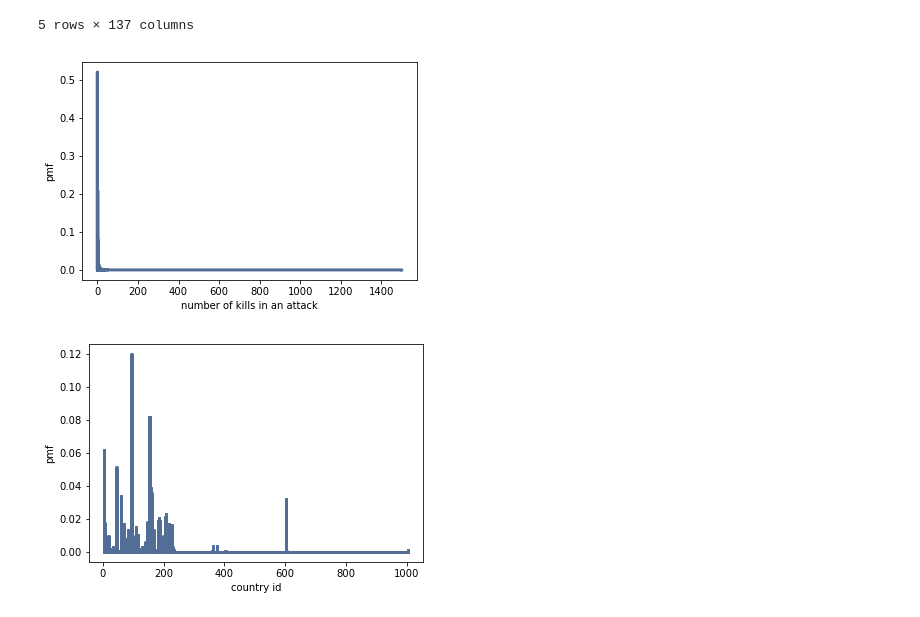
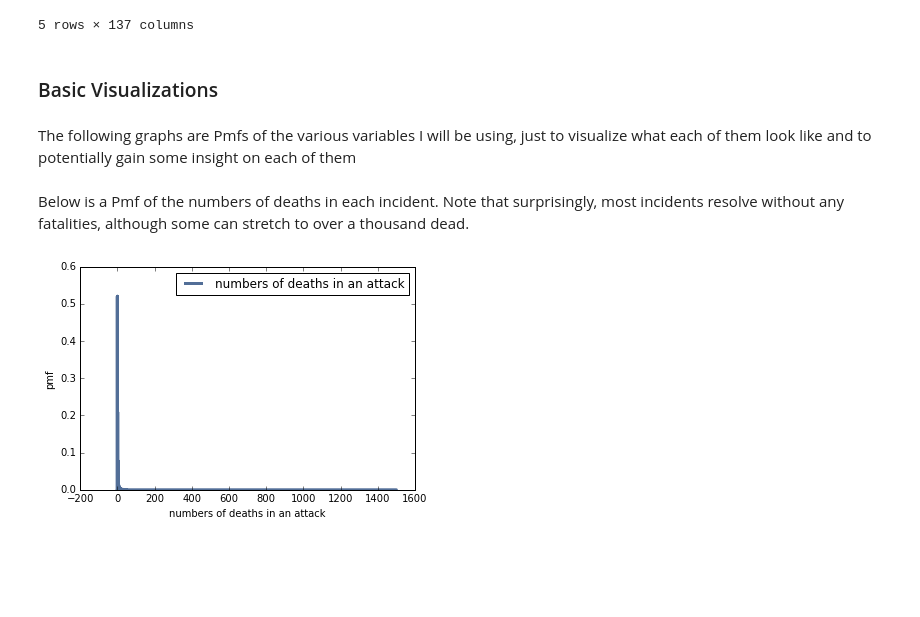
Before and after one commit to kzhang8850/ThinkStats2, a Jupyter notebook: code/report2.ipynb, the cells around one changed output. Drawn from its saved outputs; the diff is of its cells as text; code cells hidden in the pictures; blank space fills up the shorter version.

```diff
--- a/code/report2.ipynb
+++ b/code/report2.ipynb
@@ -17,3 +35,32 @@ import random
 import thinkstats2
 import thinkplot
 import statsmodels.formula.api as smf
+# %%
+def clean_dataframe(df):
+    """
+    Takes the entire Pandas dataframe and cleans out all bad responses associated with the data that I am specifically
+    looking to by replacing them with NaNs.
+
+    Then cleans out nans for usage in regression and other analysis.
+
+    Input: Pandas dataframe
+    Output: dataframe that has been cleaned out
+    """
+    df.property.replace([-9], np.nan, inplace=True)
+
+    df['propdmg'] = df.property.dropna()
+    df['wounded'] = df.nwound.dropna()
+    df['fatals'] = df.nkill.dropna()
+
+    return df
+# %%
+def make_and_plot_pmf(series, label):
+    """
+    Takes a category and makes a pmf. Then also plots the pmf using hist.
+
+    Input: Category string
+    Output: pmf plot
+    """
+    series_pmf = thinkstats2.Pmf(series, label=label)
+    thinkplot.Pmf(series_pmf)
+    thinkplot.Config(xlabel=label, ylabel="pmf", loc="upper right")
@@ -20,2 +100,3 @@ import statsmodels.formula.api as smf
 # %%
 terrorism = pd.read_excel('../../terrorism.xlsx')
+terrorism = clean_dataframe(terrorism)
@@ -29,19 +112,15 @@ terrorism.head()
 | 3 | 197001000002 | 1970 | 1 | 0 | NaN | 0 | NaN | 78 | Greece | 8 | ... |
 | 4 | 197001000003 | 1970 | 1 | 0 | NaN | 0 | NaN | 101 | Japan | 4 | ... |
 5 rows × 137 columns
-# %%
-fatalities = terrorism['nkill'].dropna()
-fatalpmf = thinkstats2.Pmf(fatalities)
-thinkplot.Pmf(fatalpmf)
-thinkplot.Config(xlabel="number of kills in an attack",
-                 ylabel = "pmf")
-# %% [output]
-[figure, removed]
-# %%
-country = terrorism['country'].dropna()
-countrypmf = thinkstats2.Pmf(country)
-thinkplot.Pmf(countrypmf)
-thinkplot.Config(xlabel="country id",
-                 ylabel = "pmf")
-# %% [output]
-[figure, removed]
+# %% [markdown]
+### Basic Visualizations
+# %% [markdown]
+The following graphs are Pmfs of the various variables I will be using, just to visualize what each of them look like
+and to potentially gain some insight on each of them
+# %% [markdown]
+Below is a Pmf of the numbers of deaths in each incident. Note that surprisingly, most incidents resolve without any
+fatalities, although some can stretch to over a thousand dead.
+# %%
+make_and_plot_pmf(terrorism.nkill, "numbers of deaths in an attack")
+# %% [output]
+[figure, added]
```
Also changed, not shown: parts of 29 cells of this notebook, 1 other file.
